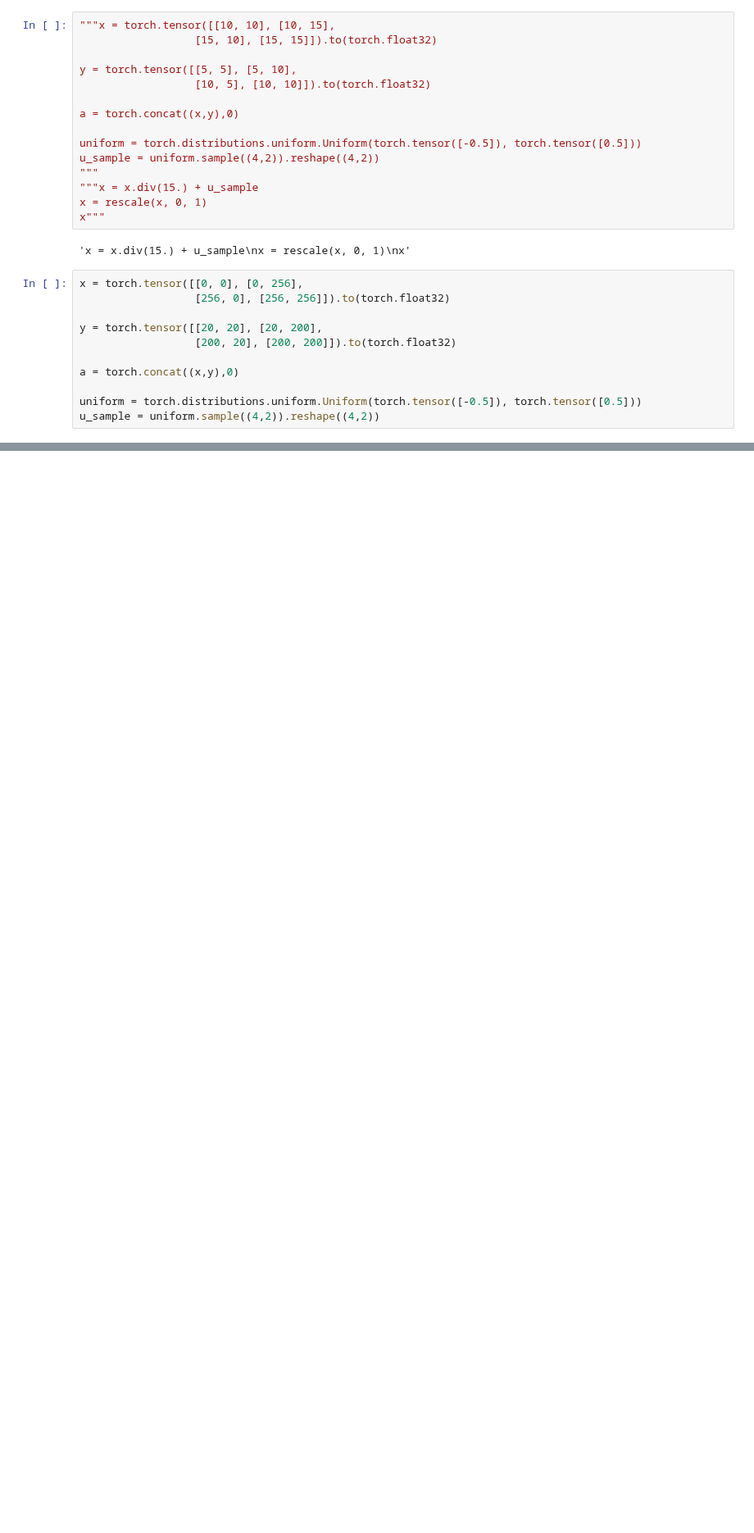
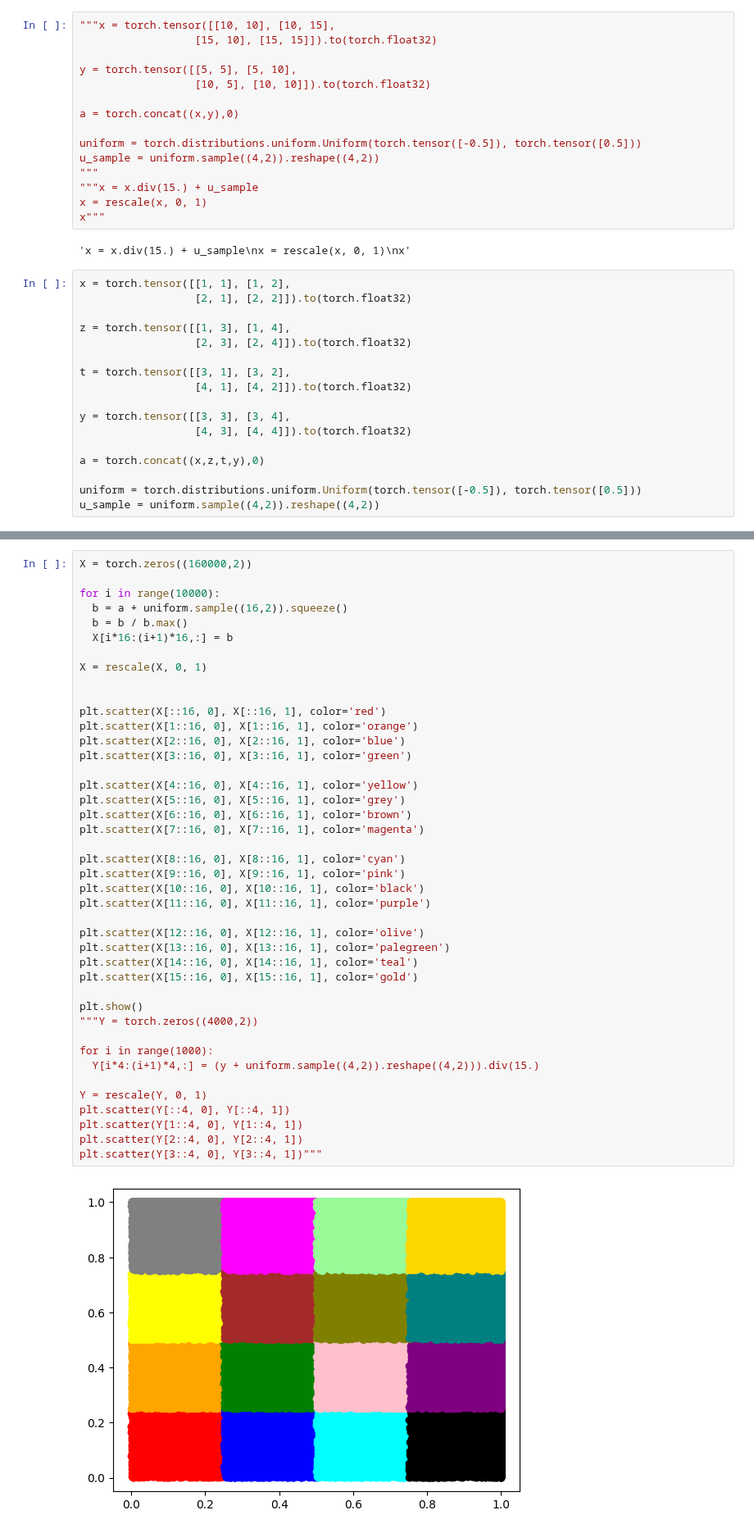
Before and after one commit to tayfununal/PyTorch, a Jupyter notebook: dequantization.ipynb, the cells around one changed output, grey strips where cells are left out. Shown at 82% size. Saved outputs shown, nothing was run; the diff lists cells and outputs as text; blank space fills up the shorter version.

```diff
--- a/dequantization.ipynb
+++ b/dequantization.ipynb
@@ -39,13 +39,19 @@ x"""
 # %% [output]
 'x = x.div(15.) + u_sample\nx = rescale(x, 0, 1)\nx'
 # %%
-x = torch.tensor([[0, 0], [0, 256],
-                  [256, 0], [256, 256]]).to(torch.float32)
+x = torch.tensor([[1, 1], [1, 2],
+                  [2, 1], [2, 2]]).to(torch.float32)
 
-y = torch.tensor([[20, 20], [20, 200],
-                  [200, 20], [200, 200]]).to(torch.float32)
+z = torch.tensor([[1, 3], [1, 4],
+                  [2, 3], [2, 4]]).to(torch.float32)
 
-a = torch.concat((x,y),0)
+t = torch.tensor([[3, 1], [3, 2],
+                  [4, 1], [4, 2]]).to(torch.float32)
+
+y = torch.tensor([[3, 3], [3, 4],
+                  [4, 3], [4, 4]]).to(torch.float32)
+
+a = torch.concat((x,z,t,y),0)
 
 uniform = torch.distributions.uniform.Uniform(torch.tensor([-0.5]), torch.tensor([0.5]))
 u_sample = uniform.sample((4,2)).reshape((4,2))
@@ -78,0 +58,44 @@ plt.scatter(Y[3::4, 0], Y[3::4, 1])"""
+# %%
+X = torch.zeros((160000,2))
+
+for i in range(10000):
+  b = a + uniform.sample((16,2)).squeeze()
+  b = b / b.max()
+  X[i*16:(i+1)*16,:] = b
+
+X = rescale(X, 0, 1)
+
+
+plt.scatter(X[::16, 0], X[::16, 1], color='red')
+plt.scatter(X[1::16, 0], X[1::16, 1], color='orange')
+plt.scatter(X[2::16, 0], X[2::16, 1], color='blue')
+plt.scatter(X[3::16, 0], X[3::16, 1], color='green')
+
+plt.scatter(X[4::16, 0], X[4::16, 1], color='yellow')
+plt.scatter(X[5::16, 0], X[5::16, 1], color='grey')
+plt.scatter(X[6::16, 0], X[6::16, 1], color='brown')
+plt.scatter(X[7::16, 0], X[7::16, 1], color='magenta')
+
+plt.scatter(X[8::16, 0], X[8::16, 1], color='cyan')
+plt.scatter(X[9::16, 0], X[9::16, 1], color='pink')
+plt.scatter(X[10::16, 0], X[10::16, 1], color='black')
+plt.scatter(X[11::16, 0], X[11::16, 1], color='purple')
+
+plt.scatter(X[12::16, 0], X[12::16, 1], color='olive')
+plt.scatter(X[13::16, 0], X[13::16, 1], color='palegreen')
+plt.scatter(X[14::16, 0], X[14::16, 1], color='teal')
+plt.scatter(X[15::16, 0], X[15::16, 1], color='gold')
+
+plt.show()
+"""Y = torch.zeros((4000,2))
+
+for i in range(1000):
+  Y[i*4:(i+1)*4,:] = (y + uniform.sample((4,2)).reshape((4,2))).div(15.)
+
+Y = rescale(Y, 0, 1)
+plt.scatter(Y[::4, 0], Y[::4, 1])
+plt.scatter(Y[1::4, 0], Y[1::4, 1])
+plt.scatter(Y[2::4, 0], Y[2::4, 1])
+plt.scatter(Y[3::4, 0], Y[3::4, 1])"""
+# %% [output]
+[figure, added]
```
Also changed, not shown: parts of 4 cells of this notebook.
